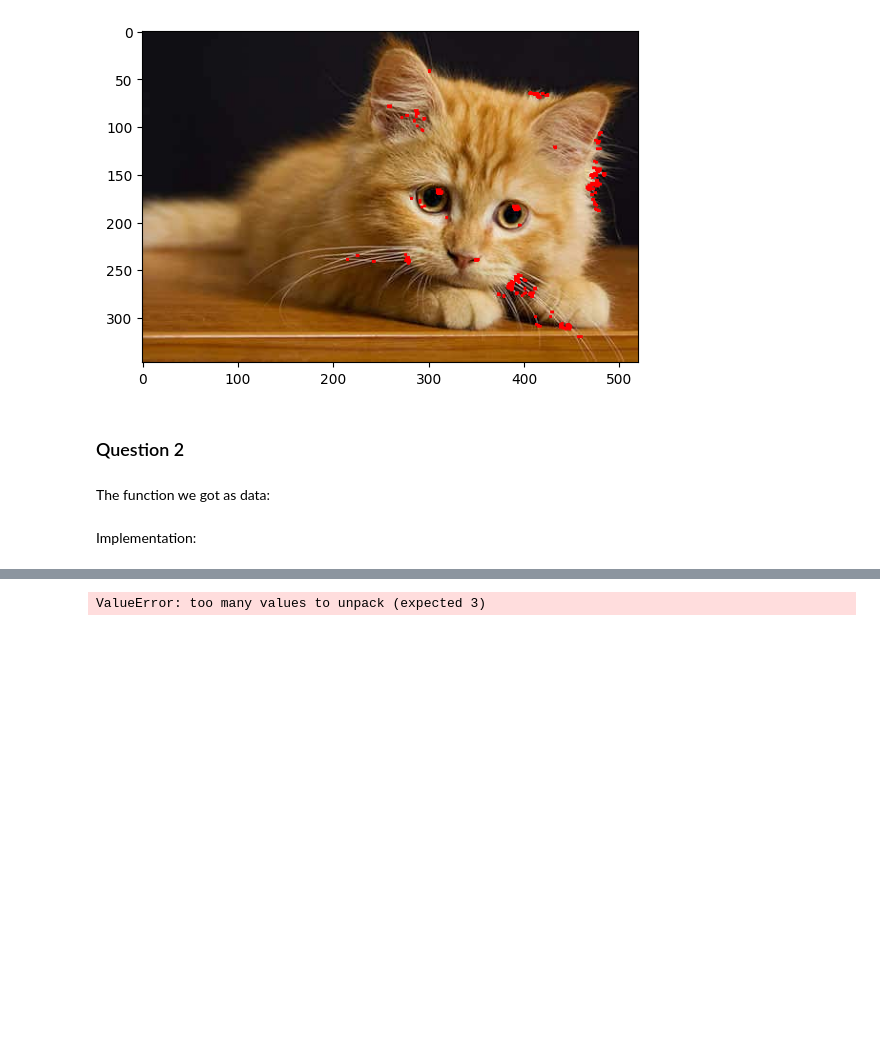
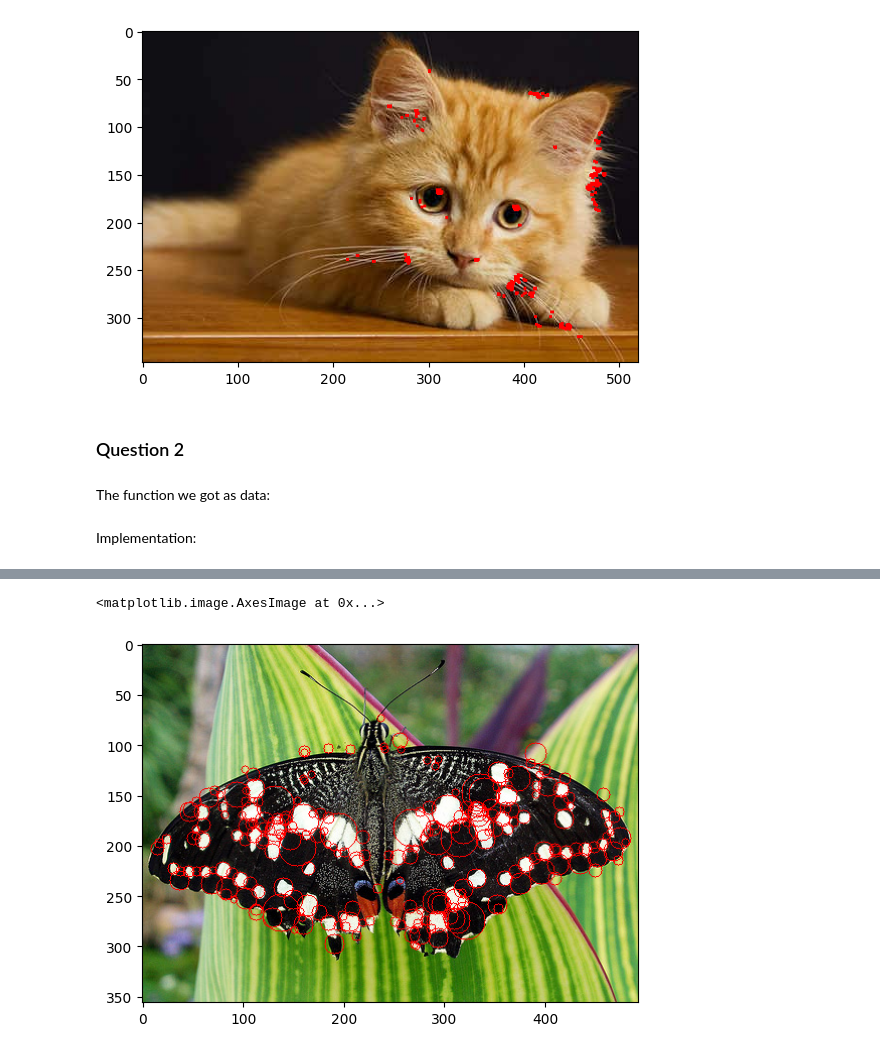
Before and after one commit to glusi/blob-detector-LoG, a Jupyter notebook: main_back.ipynb, the cells around one changed output, grey strips where cells are left out. Saved outputs shown, nothing was run; the diff lists cells and outputs as text; code cells hidden in the pictures; blank space fills up the shorter version.

```diff
--- a/main_back.ipynb
+++ b/main_back.ipynb
@@ -176,24 +186,34 @@ for i in range(12):
 ... (12 outputs left out)
-# %%
-def detect_blob(image, log_image, window, dwindow):
-    blobs = [] #to store co ordinates
-    win = window // 2
-    dwin = dwindow // 2
-    (h,w,ch) = image.shape
-    depth = log_image.shape[0]
-    #log_image = np.pad(log_image, [(dwin, dwin), (win,win), (win,win)], 'constant', constant_values=(0))
-    for d in range(dwin, depth):
-        for i in range(win, h):
-            for j in range(win,w):
-                slice_img = log_image[d-dwin:d+dwin+1,i-win:i+win+1,j-win:j+win+1] #9*3*3 slice
-                centerPixel = slice_img[:, 1, 1]
-                result = np.amax(slice_img) #finding maximum
-                print(result)
-                if result >= 0.6 : #threshold
-                    z,x,y = np.unravel_index(slice_img.argmax(),slice_img.shape)
-                    blobs.append((i+x-1-win,j+y-1-win,k**(z+d-dwin-1)*sigma)) #finding co-rdinates
-    return blobs
-blobs = list(set(detect_blob(image, log_image_np, 3, 3)))
-print(blobs)
-# %% [output]
-ValueError: too many values to unpack (expected 3)
+# %%
+def maximaDetection(img, log_pyramid, window, depth, sigma, k, threshold=0.03):
+    half_window = window // 2
+    half_depth = depth // 2
+    row, col = img.shape
+    scales = log_pyramid.shape[0]
+    blobs = []
+    #np.pad()
+    for s in range(half_depth, scales-half_depth):
+        for i in range(half_window, row-half_window):
+            for j in range(half_window, col-half_window):
+                slice_pyramid = log_pyramid[max(0,s-half_depth):min(s+half_depth+1,scales-1), max(0,i-half_window):min(i+half_window+1,row-1), max(0,j-half_window):min(j+half_window+1,col-1)]
+                center = slice_pyramid[half_depth, half_window, half_window]
+                result = np.amax(slice_pyramid)
+                if result==center and result/255 >= threshold:
+                    z, x, y = np.unravel_index(slice_pyramid.argmax(), slice_pyramid.shape)
+                    blobs.append((x+i-half_window-1, y+j-half_window-1,k**(z+s-half_depth-1)*sigma**2))
+    return blobs
+
+blobs = maximaDetection(image_gray,log_image_np, 3, 3,sigma, k, n)
+# %%
+def draw_blobs(image, blobs):
+    out_image = image.copy()
+    for blob in blobs:
+        #print(blob)
+        radius = np.round(blob[2]).astype("int")
+        cv2.circle(out_image, (blob[1],blob[0]), abs(radius), (0,0,255), 1)
+    return out_image
+out_image = draw_blobs(image, blobs)
+plt.imshow(cv2.cvtColor(out_image, cv2.COLOR_BGR2RGB))
+# %% [output]
+<matplotlib.image.AxesImage at 0x...>
+[figure, added]
```
Also changed, not shown: parts of 3 cells of this notebook, 1 other file.
